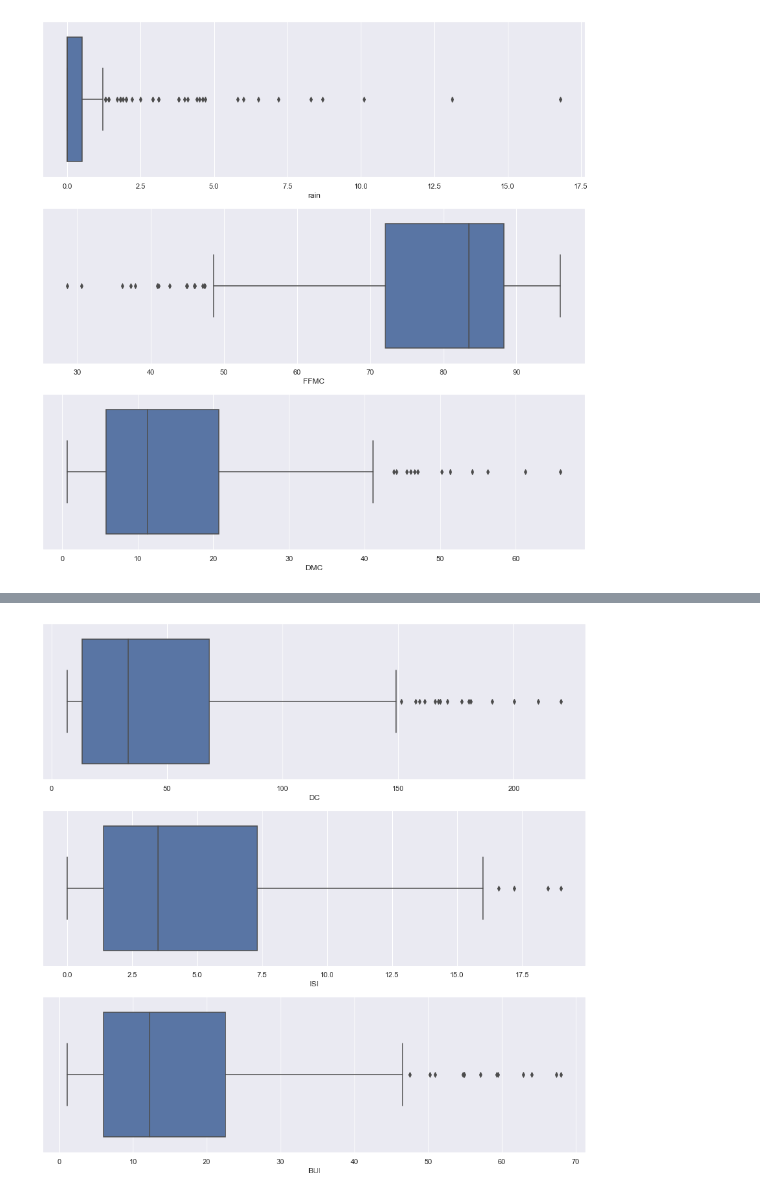
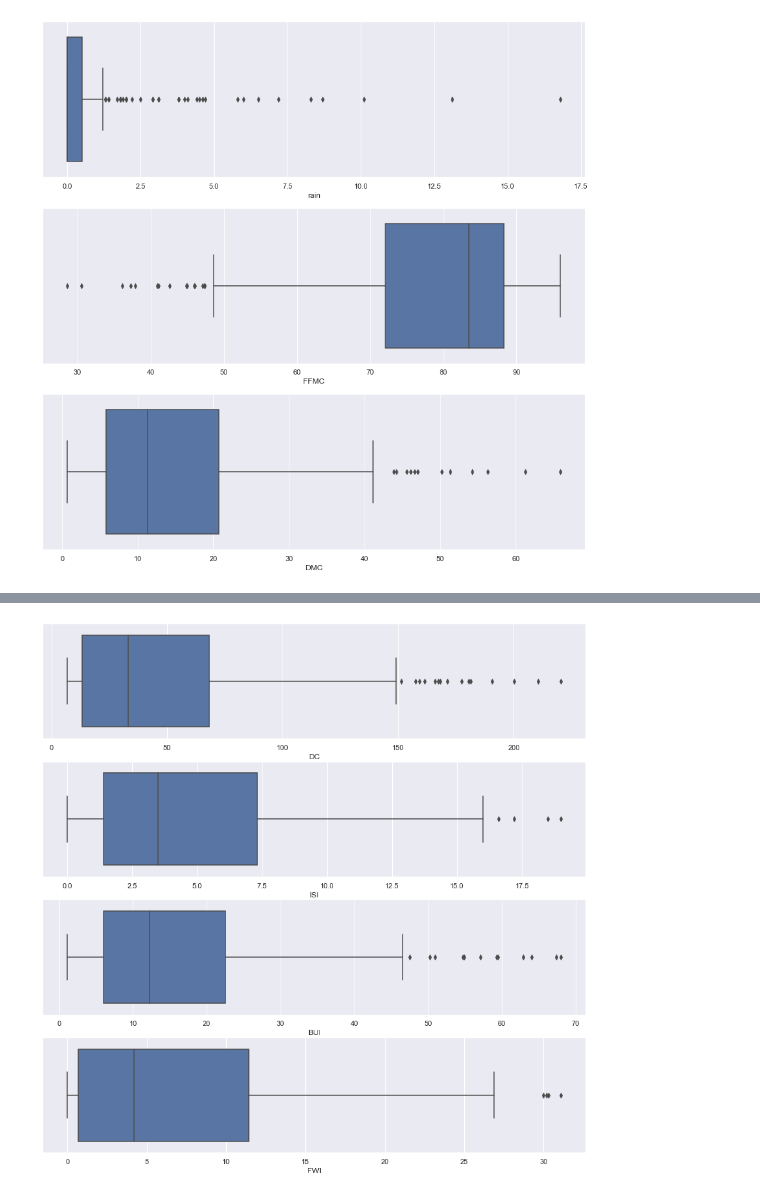
Before and after one commit to sreeman-11021996/iNeuron_Ass, a Jupyter notebook: 00. Assignments/home-work/05. End-to-End 29-05-2022/Algerian Forest Fires ML.ipynb, the cells around one changed output, grey strips where cells are left out. Saved outputs shown, nothing was run; the diff lists cells and outputs as text; code cells hidden in the pictures.

```diff
--- a/00. Assignments/home-work/05. End-to-End 29-05-2022/Algerian Forest Fires ML.ipynb
+++ b/00. Assignments/home-work/05. End-to-End 29-05-2022/Algerian Forest Fires ML.ipynb
@@ -472,4 +472,4 @@ From the above three plots we can observe the following:
 # %%
-box_plot(df,num_feat[6:9])
+box_plot(df,num_feat[6:10])
 # %% [output]
-[figure, old version]
+[figure, new version]
```
Also changed, not shown: parts of 5 cells of this notebook.
